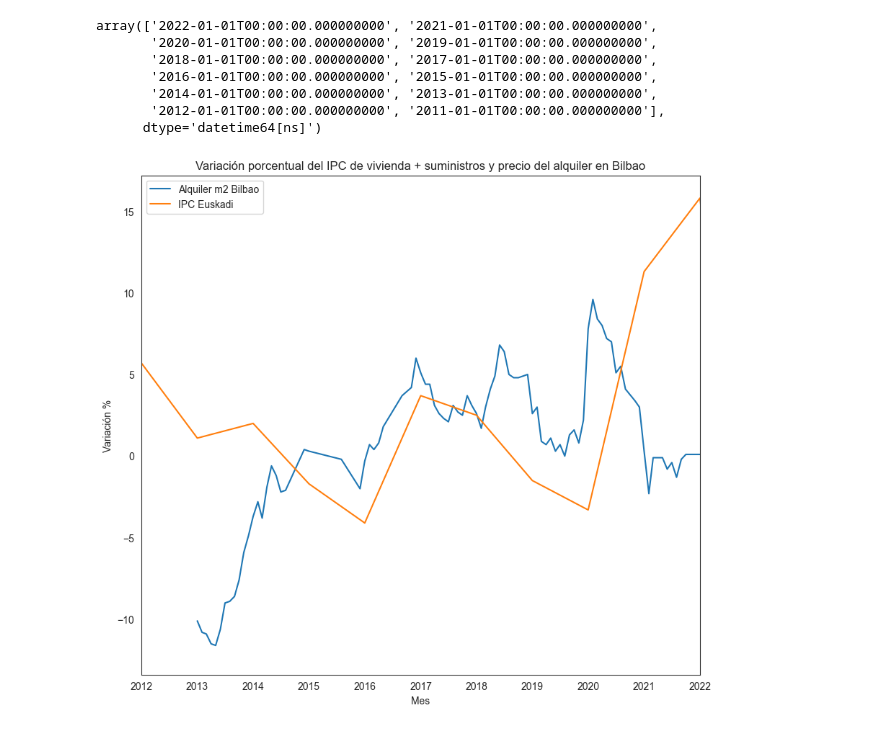
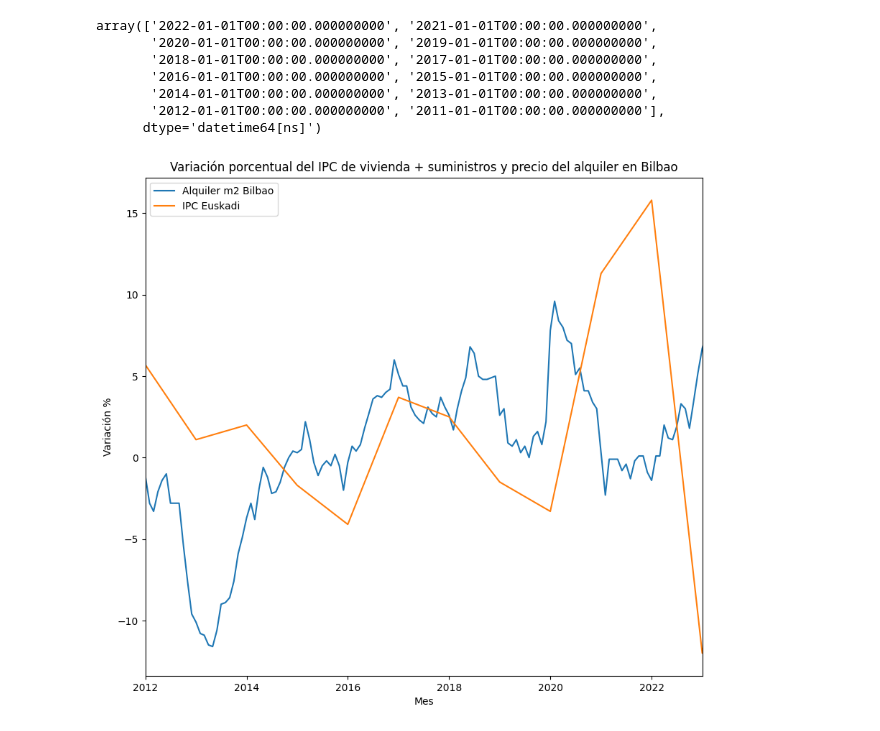
Before and after one commit to PacoFletcher/EDA, a Jupyter notebook: Tablas alquileres.ipynb, the cells around one changed output. Cells and saved outputs as stored; diff of their text form; code cells hidden in the pictures.

```diff
--- a/Tablas alquileres.ipynb
+++ b/Tablas alquileres.ipynb
@@ -279,0 +331,3 @@ alq_zorroza
+# %%
+alq_basurto["Distrito"] = "Basurto"
+alq_basurto
@@ -280,9 +348,9 @@ alq_zorroza
 # %%
 alquileres = alq_bilbo
-dfs = [alq_abando,alq_deusto,alq_ibaiondo,alq_indautxu,alq_rekalde,alq_uribarri,alq_zorroza]
+dfs = [alq_abando,alq_basurto,alq_begonia,alq_casco,alq_deusto,alq_ibaiondo,alq_indautxu,alq_rekalde,alq_uribarri,]
 # %%
 for i in dfs:
-    alquileres = pd.concat([alquileres,i],axis=0)
+    alquileres = pd.concat([alquileres,i],axis=0,ignore_index=True)
 alquileres
 # %% [output]
 |  | Mes | Precio m2 | Variación mensual | Variación trimestral | Variación anual | Distrito |
@@ -436,3 +502,6 @@ prueba2
+# %%
+prueba2["Variación anual"] = prueba2["Variación anual"].str.replace(",",".")
+prueba2["Variación anual"] = prueba2["Variación anual"].str.replace("%","")
 # %%
 prueba2["Variación anual"] = np.float64(prueba2["Variación anual"])
 prueba2
@@ -489,9 +558,9 @@ array(['2022-01-01T00:00:00.000000000', '2021-01-01T00:00:00.000000000',
 # %%
 plt.figure(figsize=(10,9))
 sns.lineplot(data = prueba2[prueba2["Distrito"] == "BILBAO"], x = "Mes", y = "Variación anual", label = "Alquiler m2 Bilbao")
 sns.lineplot(data = ipc[ipc["Grupos ECOICOP"] == "04 Vivienda, agua, electricidad, gas y otros combustibles"], x = "Periodo", y = "Total", label = "IPC Euskadi")
 plt.ylabel("Variación %")
-plt.xlim(x[12],x[2])
+plt.xlim(x[12],x[1])
 plt.title("Variación porcentual del IPC de vivienda + suministros y precio del alquiler en Bilbao");
 # %% [output]
-[figure, old version]
+[figure, new version]
```
Also changed, not shown: parts of 19 cells of this notebook, 5 other files.
